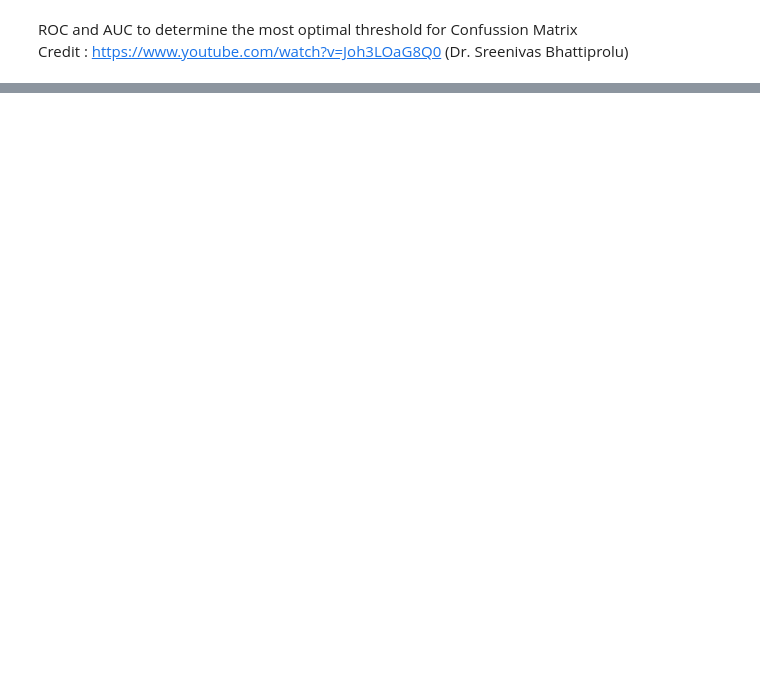
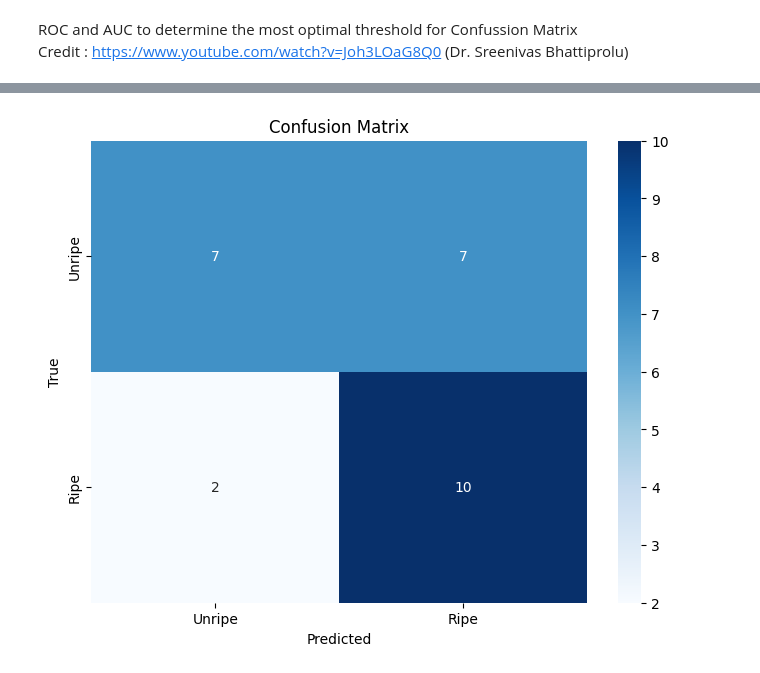
Before and after one commit to WhiteCat20/CNN-GAMBAR-WEBCAM, a Jupyter notebook: model.ipynb, the cells around one changed output, grey strips where cells are left out. Saved outputs shown, nothing was run; the diff lists cells and outputs as text; code cells hidden in the pictures; blank space fills up the shorter version.

```diff
--- a/model.ipynb
+++ b/model.ipynb
@@ -239 +220,17 @@ Ideal threshold is:  4    0.318339
 Name: thresholds, dtype: float32
+# %%
+# Generate predictions on the test set
+y_pred = model.predict(X_test)
+y_pred_classes = (y_pred > 0.000019).astype(int)  # Assuming it's a binary classification problem
+
+# Generate the confusion matrix
+conf_mat = confusion_matrix(y_test, y_pred_classes)
+
+# Plot the confusion matrix using seaborn
+plt.figure(figsize=(8, 6))
+sns.heatmap(conf_mat, annot=True, fmt='d', cmap='Blues', xticklabels=['Unripe', 'Ripe'], yticklabels=['Unripe', 'Ripe'])
+plt.title('Confusion Matrix')
+plt.xlabel('Predicted')
+plt.ylabel('True')
+plt.show()
+# %% [output]
@@ -239,0 +238 @@ Name: thresholds, dtype: float32
+[figure, added]
```
Also changed, not shown: parts of 13 cells of this notebook, 7 other files.
